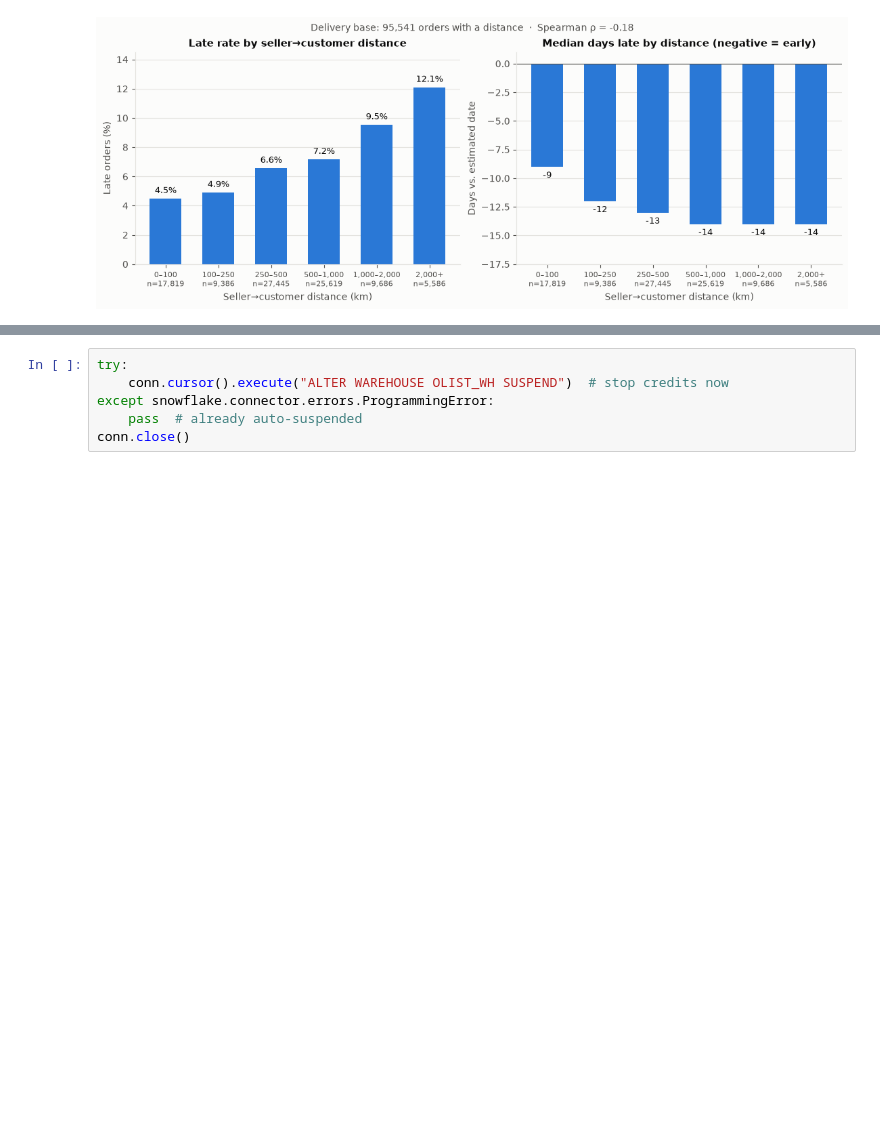
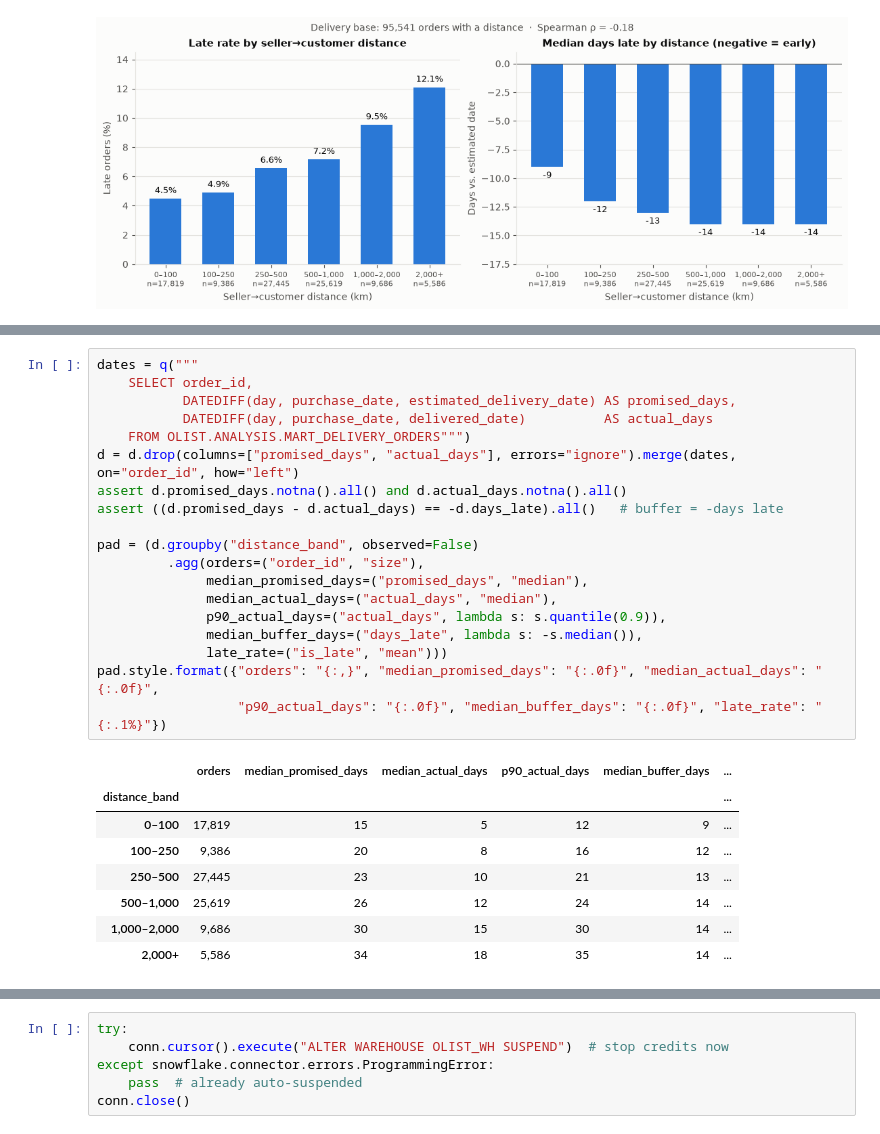
Before and after one commit to DevarshiDave1120-cmd/olist-marketplace-operations-analytics, a Jupyter notebook: notebooks/olist_analysis.ipynb, the cells around one changed output, grey strips where cells are left out. Drawn from its saved outputs; the diff is of its cells as text; blank space fills up the shorter version.

```diff
--- a/notebooks/olist_analysis.ipynb
+++ b/notebooks/olist_analysis.ipynb
@@ -201,0 +206,28 @@ plt.show()
+# %%
+dates = q("""
+    SELECT order_id,
+           DATEDIFF(day, purchase_date, estimated_delivery_date) AS promised_days,
+           DATEDIFF(day, purchase_date, delivered_date)          AS actual_days
+    FROM OLIST.ANALYSIS.MART_DELIVERY_ORDERS""")
+d = d.drop(columns=["promised_days", "actual_days"], errors="ignore").merge(dates, on="order_id", how="left")
+assert d.promised_days.notna().all() and d.actual_days.notna().all()
+assert ((d.promised_days - d.actual_days) == -d.days_late).all()   # buffer = -days late
+
+pad = (d.groupby("distance_band", observed=False)
+         .agg(orders=("order_id", "size"),
+              median_promised_days=("promised_days", "median"),
+              median_actual_days=("actual_days", "median"),
+              p90_actual_days=("actual_days", lambda s: s.quantile(0.9)),
+              median_buffer_days=("days_late", lambda s: -s.median()),
+              late_rate=("is_late", "mean")))
+pad.style.format({"orders": "{:,}", "median_promised_days": "{:.0f}", "median_actual_days": "{:.0f}",
+                  "p90_actual_days": "{:.0f}", "median_buffer_days": "{:.0f}", "late_rate": "{:.1%}"})
+# %% [output]
+|  | orders | median_promised_days | median_actual_days | p90_actual_days | median_buffer_days | ... |
+| distance_band |  |  |  |  |  | ... |
+| 0–100 | 17,819 | 15 | 5 | 12 | 9 | ... |
+| 100–250 | 9,386 | 20 | 8 | 16 | 12 | ... |
+| 250–500 | 27,445 | 23 | 10 | 21 | 13 | ... |
+| 500–1,000 | 25,619 | 26 | 12 | 24 | 14 | ... |
+| 1,000–2,000 | 9,686 | 30 | 15 | 30 | 14 | ... |
+| 2,000+ | 5,586 | 34 | 18 | 35 | 14 | ... |
```
Also changed, not shown: parts of 4 cells of this notebook, 2 other files.
